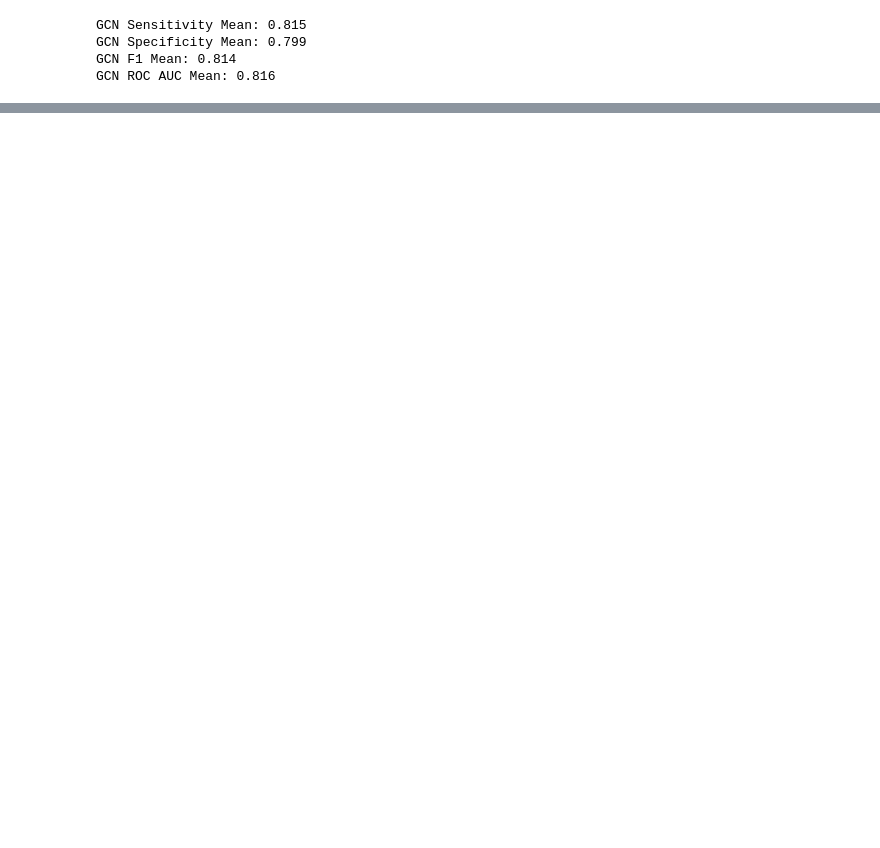
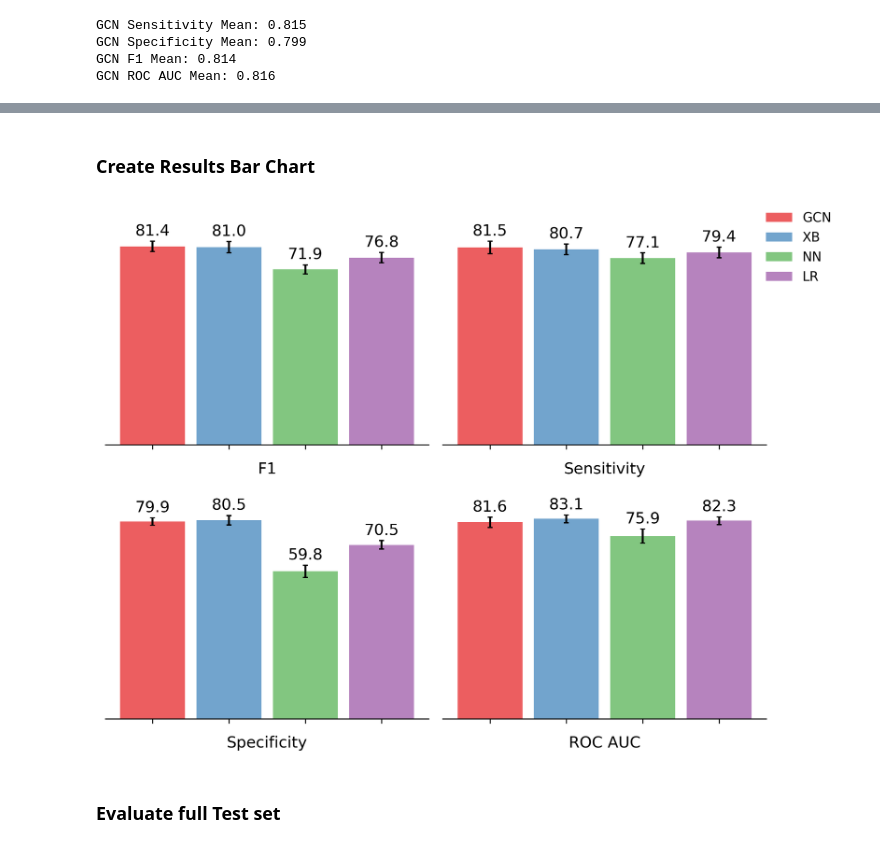
Before and after one commit to fowler-lab/tb-pnca-gnn, a Jupyter notebook: dd_pnca/bootstrapping.ipynb, the cells around one changed output, grey strips where cells are left out. Drawn from its saved outputs; the diff is of its cells as text; code cells hidden in the pictures; blank space fills up the shorter version.

```diff
--- a/dd_pnca/bootstrapping.ipynb
+++ b/dd_pnca/bootstrapping.ipynb
@@ -313,0 +281,2 @@ xb_f1 = [0.8237, 0.9028, 0.8161, 0.8606, 0.7944, 0.8254, 0.7703, 0.8738, 0.8663,
+# %%
+carter_results['f1_mean'] = carter_results.apply(lambda row: 100*compute_f1(row["TP"], row["FP"], row["FN"]), axis=1)
@@ -364,0 +365,10 @@ ROC AUC z-test: z = -1.0619, p = 0.2883
+# %%
+gcn_sens_width = confidence_interval_width(gcn_results['sensitivity'])*100
+gcn_spec_width = confidence_interval_width(gcn_results['specificity'])*100
+gcn_f1_width = confidence_interval_width(gcn_results['f1'])*100
+gcn_roc_auc_width = confidence_interval_width(gcn_results['roc_auc'])*100
+
+print(f"GCN Sensitivity 95% CI width: {gcn_sens_width:.2f}")
+print(f"GCN Specificity 95% CI width: {gcn_spec_width:.2f}")
+print(f"GCN F1 95% CI width: {gcn_f1_width:.2f}")
+print(f"GCN ROC AUC 95% CI width: {gcn_roc_auc_width:.2f}")
@@ -364,0 +411,2 @@ ROC AUC z-test: z = -1.0619, p = 0.2883
+# %%
+carter_results.loc[len(carter_results)] = gcn_results_row
@@ -364,0 +433,5 @@ ROC AUC z-test: z = -1.0619, p = 0.2883
+# %% [markdown]
+### Create Results Bar Chart
+# %%
+plt.rcParams['figure.dpi'] = 300
+plt.rcParams['axes.labelsize'] = 12
@@ -364,0 +468,41 @@ ROC AUC z-test: z = -1.0619, p = 0.2883
+# %%
+fig, axs = plt.subplots(2, 2, figsize=(8,6))
+# fig, axs = plt.subplots(1, 4, figsize=(10,3))
+
+for i, (metric, (vals, errs)) in enumerate(metrics.items()):
+    ax = axs[i // 2, i % 2]
+    x = np.arange(len(models))
+
+    bars = ax.bar(x, vals, yerr=errs, capsize=2, width=0.85,
+                  color=colours, edgecolor='gray',
+                  linewidth=0,
+                  alpha=0.7
+                  )
+
+    # metric values labelled above bars
+    for bar, value, error in zip(bars, vals, errs):
+        ax.text(bar.get_x() + bar.get_width() / 2, value + error + 1, f'{value:.1f}',
+                ha='center', va='bottom',
+                fontsize=12)
+
+    # metric label below x axis, x ticks but no labels
+    ax.set_xlabel(metric, labelpad=6)
+    ax.set_xticks(np.arange(len(models)))
+    ax.set_xticklabels([])
+
+    ax.set_ylim(0, max(vals + errs) + 10)
+    ax.spines[['top', 'right', 'left']].set_visible(False)
+    ax.tick_params(left=False, labelleft=False)
+
+
+# legend
+legend_elements = [Patch(facecolor=colours[i], alpha=0.7, edgecolor='gray', linewidth=0, label=models[i]) for i in range(len(models))]
+fig.legend(handles=legend_elements, loc='upper right',
+           frameon=False)
+
+plt.tight_layout(rect=[0, 0, 0.92, 1])  # space for legend on right
+plt.show()
+# %% [output]
+[figure, added]
+# %% [markdown]
+### Evaluate full Test set
```
Also changed, not shown: parts of 27 cells of this notebook, 3 other files.
